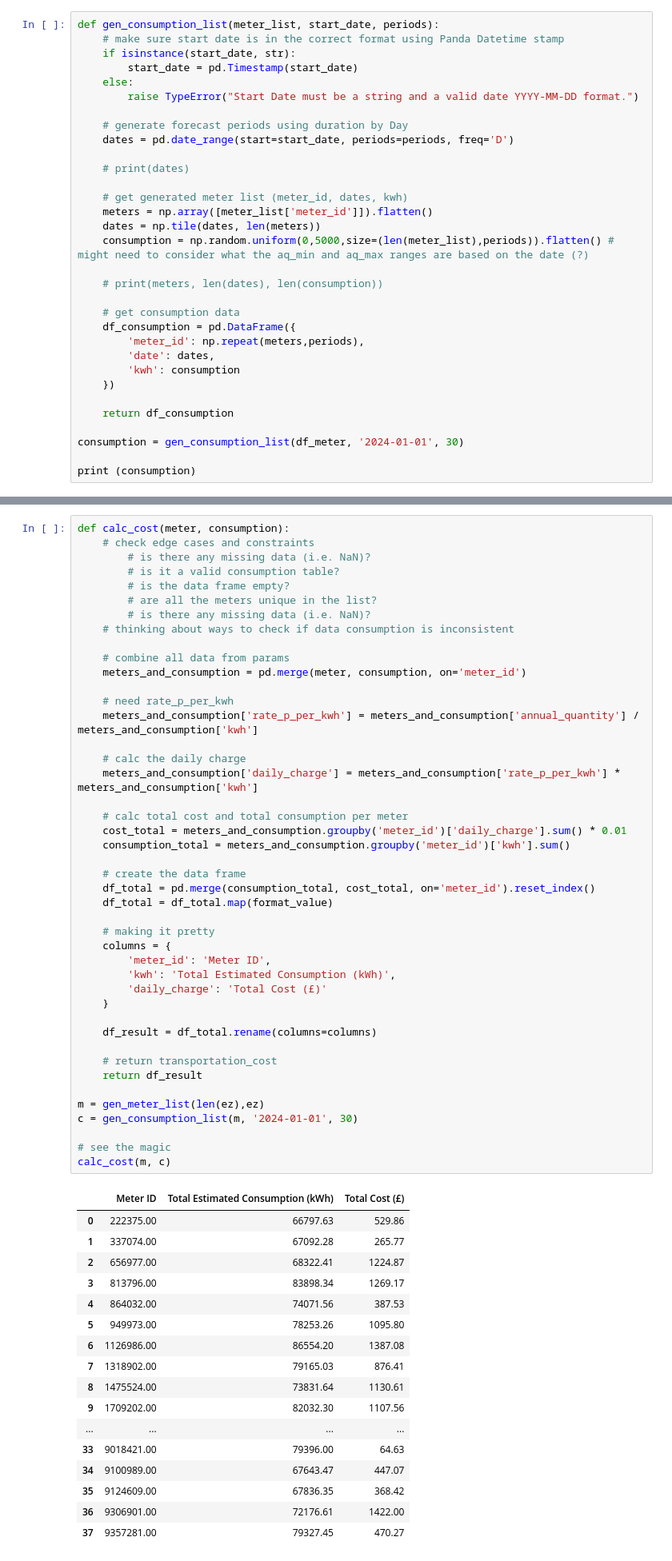
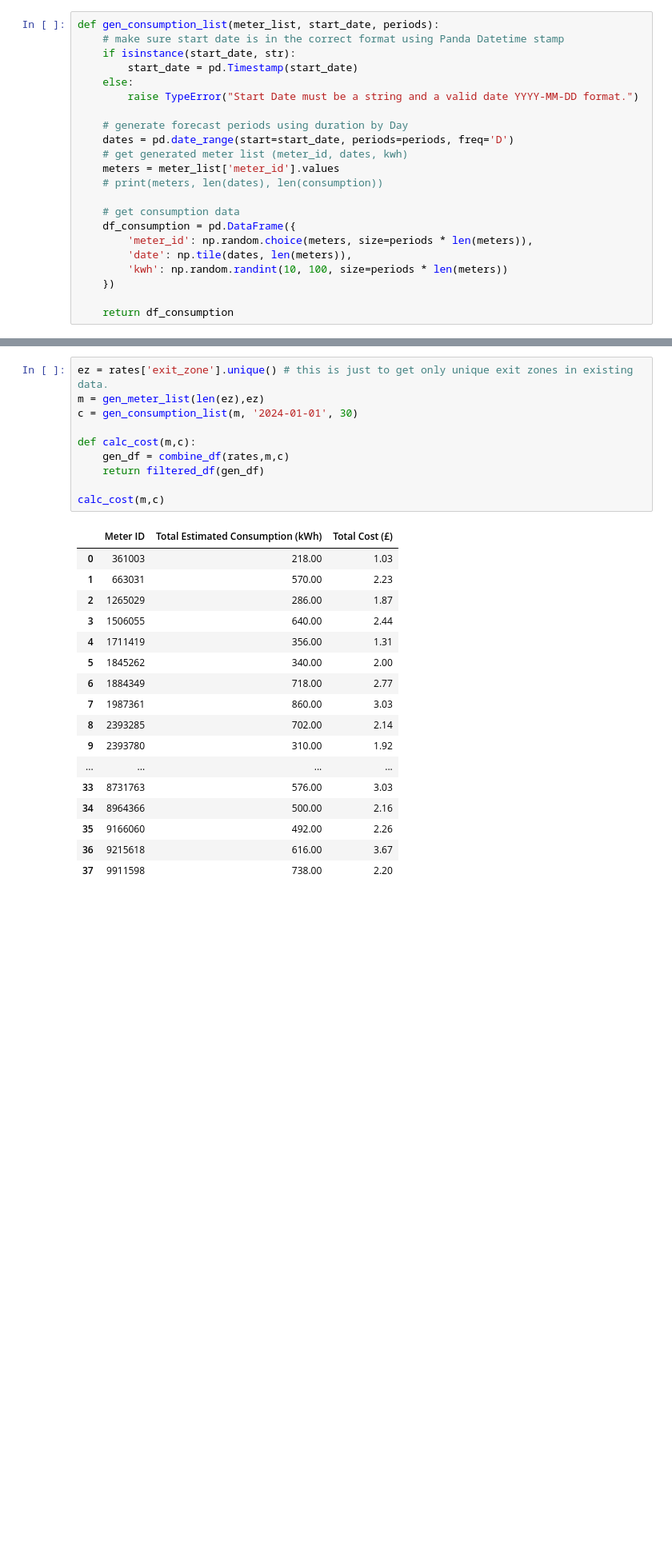
Before and after one commit to katiekimaram/python-assessment, a Jupyter notebook: revision.ipynb, the cells around one changed output, grey strips where cells are left out. Shown: that part at 80% size. Cells and saved outputs as stored; diff of their text form; blank space fills up the shorter version.

```diff
--- a/revision.ipynb
+++ b/revision.ipynb
@@ -102,25 +103,15 @@ def gen_consumption_list(meter_list, start_date, periods):
 
     # generate forecast periods using duration by Day
     dates = pd.date_range(start=start_date, periods=periods, freq='D')
-
-    # print(dates)
-
     # get generated meter list (meter_id, dates, kwh)
-    meters = np.array([meter_list['meter_id']]).flatten()
-    dates = np.tile(dates, len(meters))
-    consumption = np.random.uniform(0,5000,size=(len(meter_list),periods)).flatten() # might need to consider what the aq_min and aq_max ranges are based on the date (?)
-
+    meters = meter_list['meter_id'].values
     # print(meters, len(dates), len(consumption))
 
     # get consumption data
     df_consumption = pd.DataFrame({
-        'meter_id': np.repeat(meters,periods),
-        'date': dates,
-        'kwh': consumption
+        'meter_id': np.random.choice(meters, size=periods * len(meters)),
+        'date': np.tile(dates, len(meters)),
+        'kwh': np.random.randint(10, 100, size=periods * len(meters))
     })
 
     return df_consumption
-
-consumption = gen_consumption_list(df_meter, '2024-01-01', 30)
-
-print (consumption)
@@ -155,65 +118,31 @@ def format_value(x):
 # %%
-def calc_cost(meter, consumption):
-    # check edge cases and constraints
-        # is there any missing data (i.e. NaN)?
-        # is it a valid consumption table?
-        # is the data frame empty?
-        # are all the meters unique in the list?
-        # is there any missing data (i.e. NaN)?
-    # thinking about ways to check if data consumption is inconsistent
-
-    # combine all data from params
-    meters_and_consumption = pd.merge(meter, consumption, on='meter_id')
-
-    # need rate_p_per_kwh
-    meters_and_consumption['rate_p_per_kwh'] = meters_and_consumption['annual_quantity'] / meters_and_consumption['kwh']
-
-    # calc the daily charge
-    meters_and_consumption['daily_charge'] = meters_and_consumption['rate_p_per_kwh'] * meters_and_consumption['kwh']
-
-    # calc total cost and total consumption per meter
-    cost_total = meters_and_consumption.groupby('meter_id')['daily_charge'].sum() * 0.01
-    consumption_total = meters_and_consumption.groupby('meter_id')['kwh'].sum()
-
-    # create the data frame
-    df_total = pd.merge(consumption_total, cost_total, on='meter_id').reset_index()
-    df_total = df_total.map(format_value)
-
-    # making it pretty
-    columns = {
-        'meter_id': 'Meter ID',
-        'kwh': 'Total Estimated Consumption (kWh)',
-        'daily_charge': 'Total Cost (£)'
-    }
-
-    df_result = df_total.rename(columns=columns)
-
-    # return transportation_cost
-    return df_result
-
+ez = rates['exit_zone'].unique() # this is just to get only unique exit zones in existing data.
 m = gen_meter_list(len(ez),ez)
 c = gen_consumption_list(m, '2024-01-01', 30)
 
-# see the magic
-calc_cost(m, c)
+def calc_cost(m,c):
+    gen_df = combine_df(rates,m,c)
+    return filtered_df(gen_df)
+
+calc_cost(m,c)
 # %% [output]
 |  | Meter ID | Total Estimated Consumption (kWh) | Total Cost (£) |
-| 0 | 222375.00 | 66797.63 | 529.86 |
-| 1 | 337074.00 | 67092.28 | 265.77 |
-| 2 | 656977.00 | 68322.41 | 1224.87 |
-| 3 | 813796.00 | 83898.34 | 1269.17 |
-| 4 | 864032.00 | 74071.56 | 387.53 |
-| 5 | 949973.00 | 78253.26 | 1095.80 |
-| 6 | 1126986.00 | 86554.20 | 1387.08 |
-| 7 | 1318902.00 | 79165.03 | 876.41 |
-| 8 | 1475524.00 | 73831.64 | 1130.61 |
-| 9 | 1709202.00 | 82032.30 | 1107.56 |
+| 0 | 361003 | 218.00 | 1.03 |
+| 1 | 663031 | 570.00 | 2.23 |
+| 2 | 1265029 | 286.00 | 1.87 |
+| 3 | 1506055 | 640.00 | 2.44 |
+| 4 | 1711419 | 356.00 | 1.31 |
+| 5 | 1845262 | 340.00 | 2.00 |
+| 6 | 1884349 | 718.00 | 2.77 |
+| 7 | 1987361 | 860.00 | 3.03 |
+| 8 | 2393285 | 702.00 | 2.14 |
+| 9 | 2393780 | 310.00 | 1.92 |
 | ... | ... | ... | ... |
-| 33 | 9018421.00 | 79396.00 | 64.63 |
-| 34 | 9100989.00 | 67643.47 | 447.07 |
-| 35 | 9124609.00 | 67836.35 | 368.42 |
-| 36 | 9306901.00 | 72176.61 | 1422.00 |
-| 37 | 9357281.00 | 79327.45 | 470.27 |
+| 33 | 8731763 | 576.00 | 3.03 |
+| 34 | 8964366 | 500.00 | 2.16 |
+| 35 | 9166060 | 492.00 | 2.26 |
+| 36 | 9215618 | 616.00 | 3.67 |
+| 37 | 9911598 | 738.00 | 2.20 |
 # %%
 import timeit
 import pandas as pd
```
Also changed, not shown: parts of 7 cells of this notebook.
